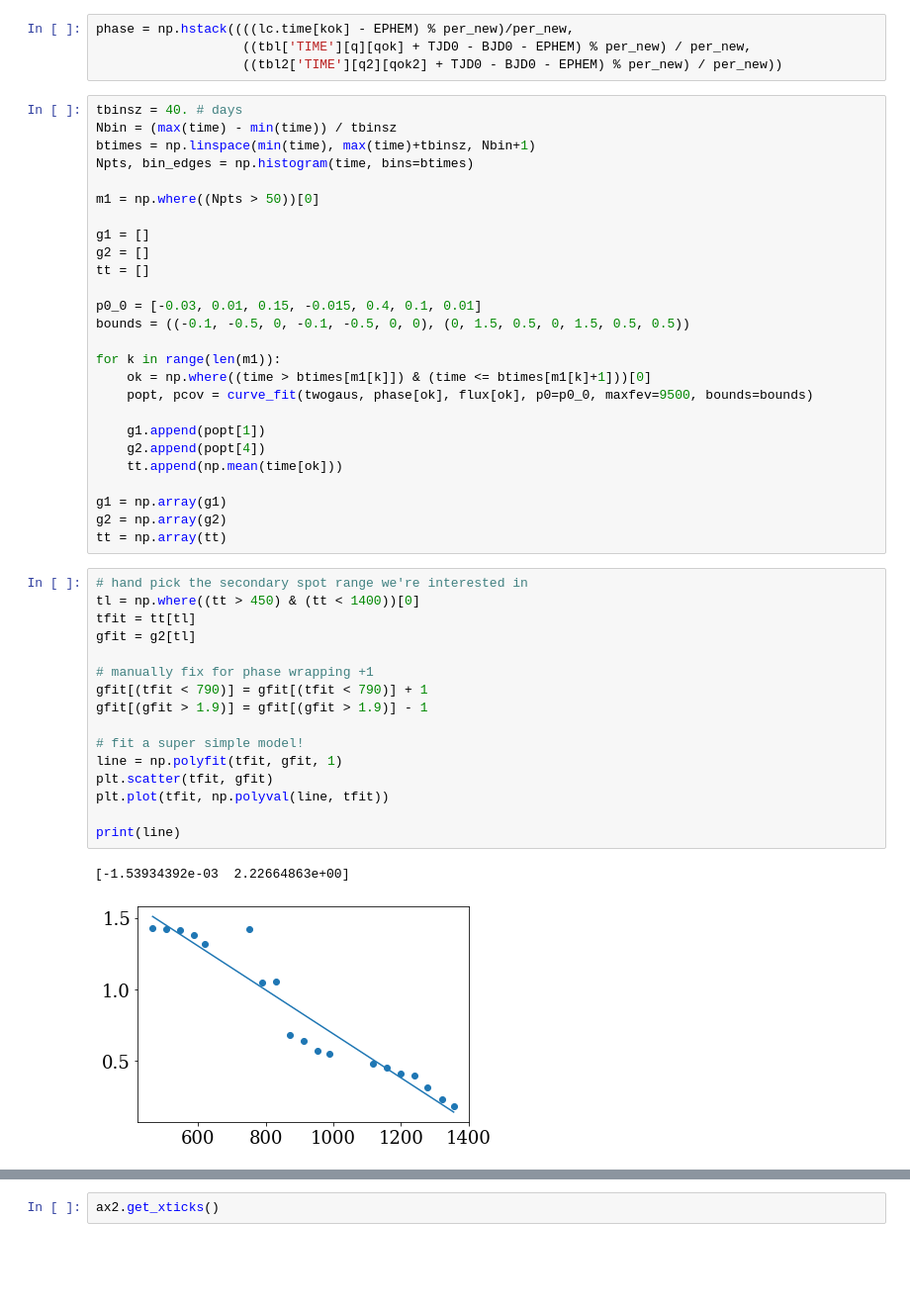
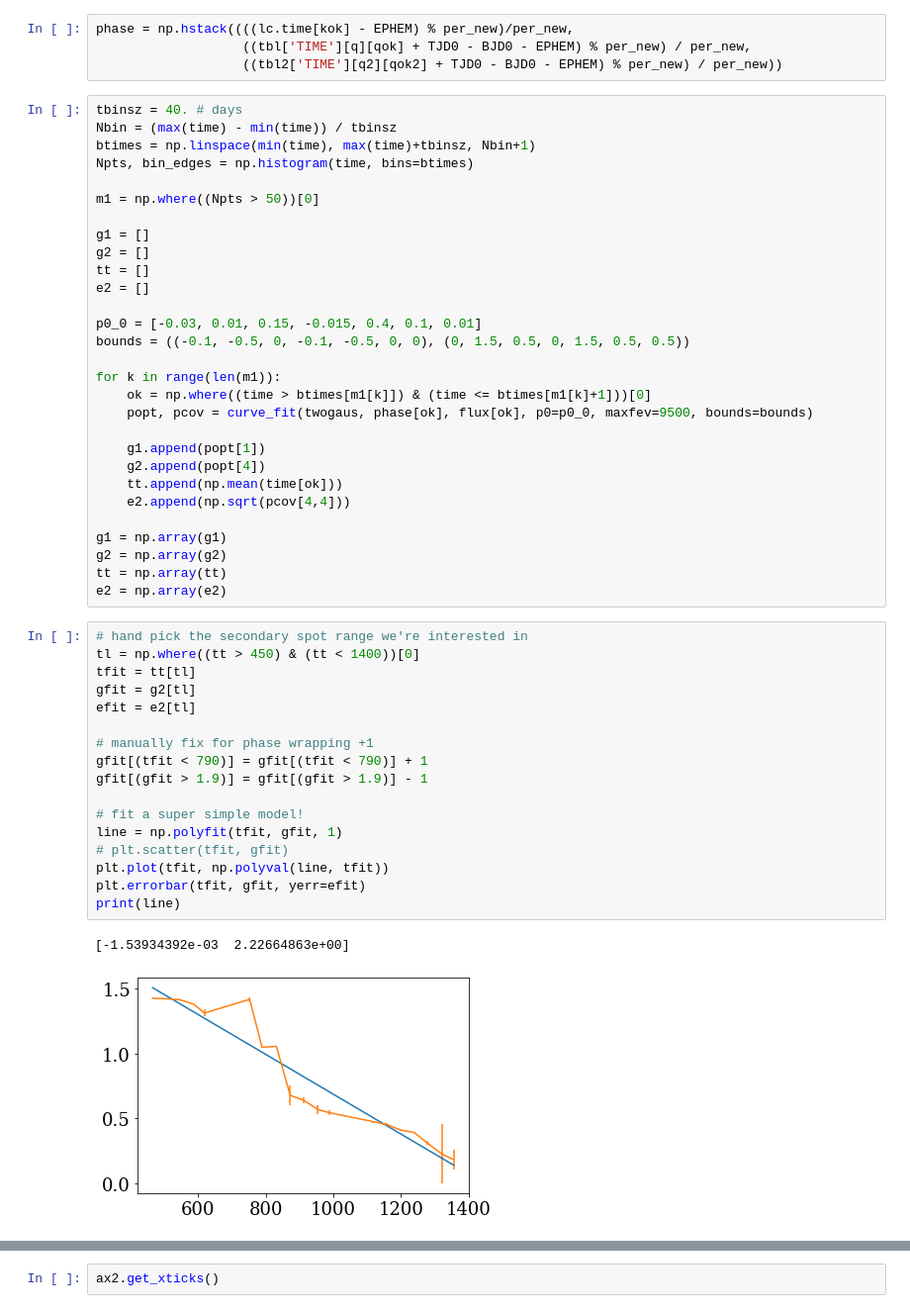
Before and after one commit to jradavenport/gj1243_10yrs, a Jupyter notebook: starspot_search.ipynb, the cells around one changed output, grey strips where cells are left out. Shown at 99% size. Cells and saved outputs as stored; diff of their text form; blank space fills up the shorter version.

```diff
--- a/starspot_search.ipynb
+++ b/starspot_search.ipynb
@@ -350,6 +350,7 @@ m1 = np.where((Npts > 50))[0]
 g1 = []
 g2 = []
 tt = []
+e2 = []
 
 p0_0 = [-0.03, 0.01, 0.15, -0.015, 0.4, 0.1, 0.01]
 bounds = ((-0.1, -0.5, 0, -0.1, -0.5, 0, 0), (0, 1.5, 0.5, 0, 1.5, 0.5, 0.5))
@@ -361,29 +362,32 @@ for k in range(len(m1)):
     g1.append(popt[1])
     g2.append(popt[4])
     tt.append(np.mean(time[ok]))
+    e2.append(np.sqrt(pcov[4,4]))
 
 g1 = np.array(g1)
 g2 = np.array(g2)
 tt = np.array(tt)
+e2 = np.array(e2)
 # %%
 # hand pick the secondary spot range we're interested in
 tl = np.where((tt > 450) & (tt < 1400))[0]
 tfit = tt[tl]
 gfit = g2[tl]
+efit = e2[tl]
 
 # manually fix for phase wrapping +1
 gfit[(tfit < 790)] = gfit[(tfit < 790)] + 1
 gfit[(gfit > 1.9)] = gfit[(gfit > 1.9)] - 1
 
 # fit a super simple model!
 line = np.polyfit(tfit, gfit, 1)
-plt.scatter(tfit, gfit)
+# plt.scatter(tfit, gfit)
 plt.plot(tfit, np.polyval(line, tfit))
-
+plt.errorbar(tfit, gfit, yerr=efit)
 print(line)
 # %% [output]
 [-1.53934392e-03  2.22664863e+00]
-[figure, old version]
+[figure, new version]
 # %%
 h, xe, ye,_ = binned_statistic_2d(np.hstack((time,time,time)),
                                   np.hstack((phase-1,phase,phase+1)),
```
Also changed, not shown: parts of 1 cell of this notebook, 1 other file.
